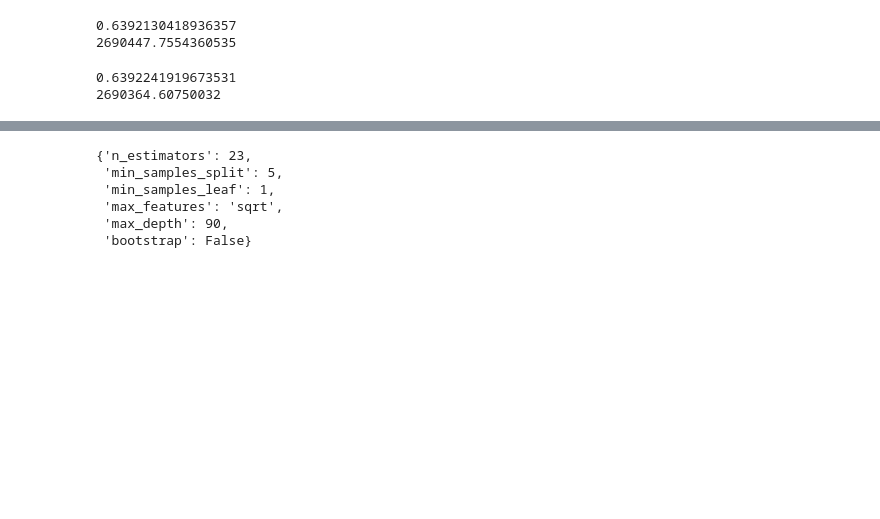
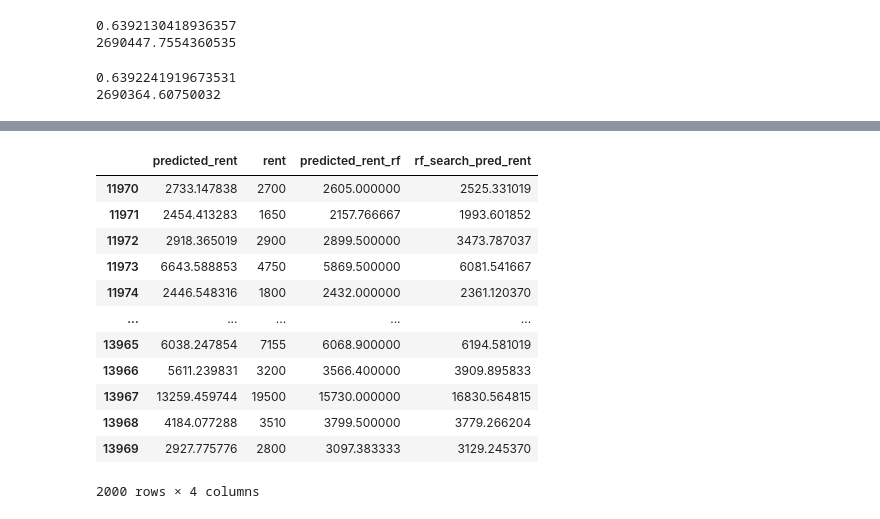
Before and after one commit to Ilroy/DS_Final_Project, a Jupyter notebook: Training_Testing_Master.ipynb, the cells around one changed output, grey strips where cells are left out. Cells and saved outputs as stored; diff of their text form; code cells hidden in the pictures; blank space fills up the shorter version.

```diff
--- a/Training_Testing_Master.ipynb
+++ b/Training_Testing_Master.ipynb
@@ -764,13 +765,21 @@ rf_search.best_params_
  'bootstrap': False}
-# %%
-rf_search.best_params_
-# %% [output]
-{'n_estimators': 23,
- 'min_samples_split': 5,
- 'min_samples_leaf': 1,
- 'max_features': 'sqrt',
- 'max_depth': 90,
- 'bootstrap': False}
+# %%
+test['rf_search_pred_rent'] = rf_search.predict(X_test)
+test[['predicted_rent','rent','predicted_rent_rf','rf_search_pred_rent']]
+# %% [output]
+|  | predicted_rent | rent | predicted_rent_rf | rf_search_pred_rent |
+| 11970 | 2733.147838 | 2700 | 2605.000000 | 2525.331019 |
+| 11971 | 2454.413283 | 1650 | 2157.766667 | 1993.601852 |
+| 11972 | 2918.365019 | 2900 | 2899.500000 | 3473.787037 |
+| 11973 | 6643.588853 | 4750 | 5869.500000 | 6081.541667 |
+| 11974 | 2446.548316 | 1800 | 2432.000000 | 2361.120370 |
+| ... | ... | ... | ... | ... |
+| 13965 | 6038.247854 | 7155 | 6068.900000 | 6194.581019 |
+| 13966 | 5611.239831 | 3200 | 3566.400000 | 3909.895833 |
+| 13967 | 13259.459744 | 19500 | 15730.000000 | 16830.564815 |
+| 13968 | 4184.077288 | 3510 | 3799.500000 | 3779.266204 |
+| 13969 | 2927.775776 | 2800 | 3097.383333 | 3129.245370 |
+2000 rows × 4 columns
 # %%
 rf_search.best_score_
 # %% [output]
```
Also changed, not shown: parts of 16 cells of this notebook.
